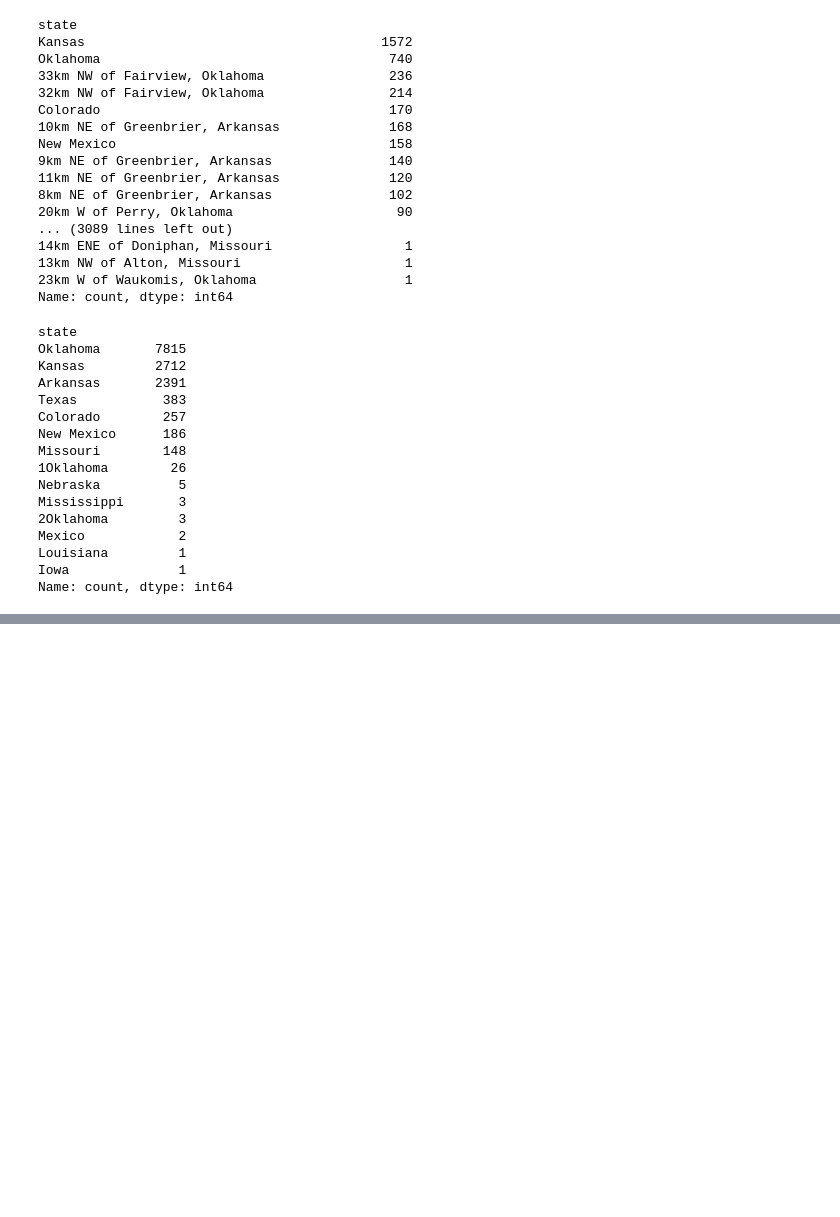
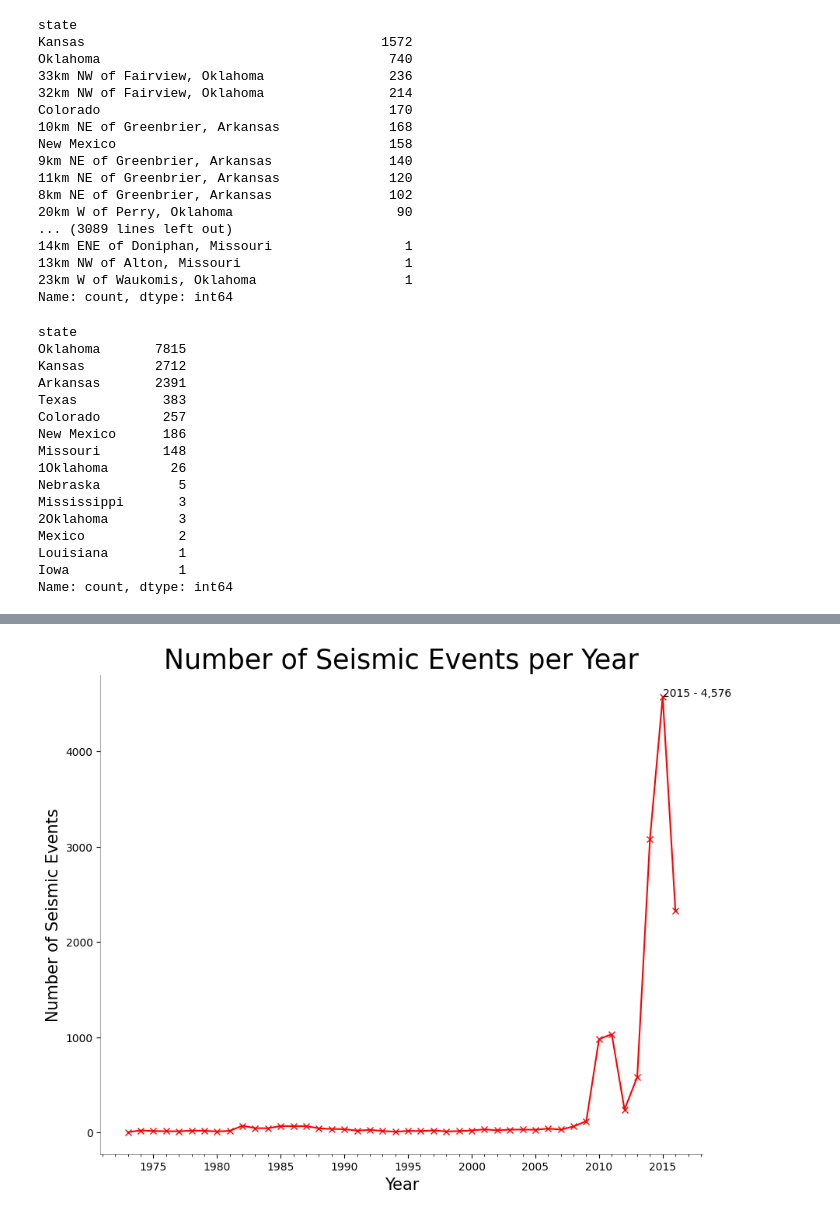
Before and after one commit to JulieGambill/Wastewater_And_Seismic_Activity, a Jupyter notebook: notebooks/Ok_Region_Earthquakes.ipynb, the cells around one changed output, grey strips where cells are left out. Drawn from its saved outputs; the diff is of its cells as text; code cells hidden in the pictures; blank space fills up the shorter version.

Commit message:
Updated code and added SQL Queries and some visuals

```diff
--- a/notebooks/Ok_Region_Earthquakes.ipynb
+++ b/notebooks/Ok_Region_Earthquakes.ipynb
@@ -3475,0 +3516,40 @@ magnitude1_df.to_csv('../data/magnitude1.csv', index=False)
+# %%
+# Line chart to show Number of Seismic Events per Year
+
+ok_yearly_counts = ok_quakes_df.groupby('year').size()
+
+plt.figure(figsize =(10,8))
+
+ok_yearly_counts.plot(kind= "line",
+                   marker= "x",
+                   color = "red")
+
+ax = plt.gca()
+for spine in ax.spines.values():
+    spine.set_linewidth(0.5)
+    spine.set_alpha(0.5)
+ax.spines['top'].set_visible(False)
+ax.spines['right'].set_visible(False)
+
+ax.xaxis.set_major_locator(MultipleLocator(5))
+ax.xaxis.set_major_formatter('{x:.0f}')
+ax.xaxis.set_minor_locator(MultipleLocator())
+
+ax.set_xlabel("Year",
+              fontsize = 15)
+ax.set_ylabel("Number of Seismic Events",
+              fontsize = 15)
+ax.set_title('Number of Seismic Events per Year',
+             fontsize = 25)
+
+highest_index = ok_yearly_counts.idxmax()
+x_coord = highest_index
+y_coord = ok_yearly_counts.loc[highest_index]
+plt.text(x_coord,
+         y_coord,
+         '2015 - 4,576')
+
+
+plt.show()
+# %% [output]
+[figure, added]
```
Also changed, not shown: parts of 11 cells of this notebook, 20 other files.
